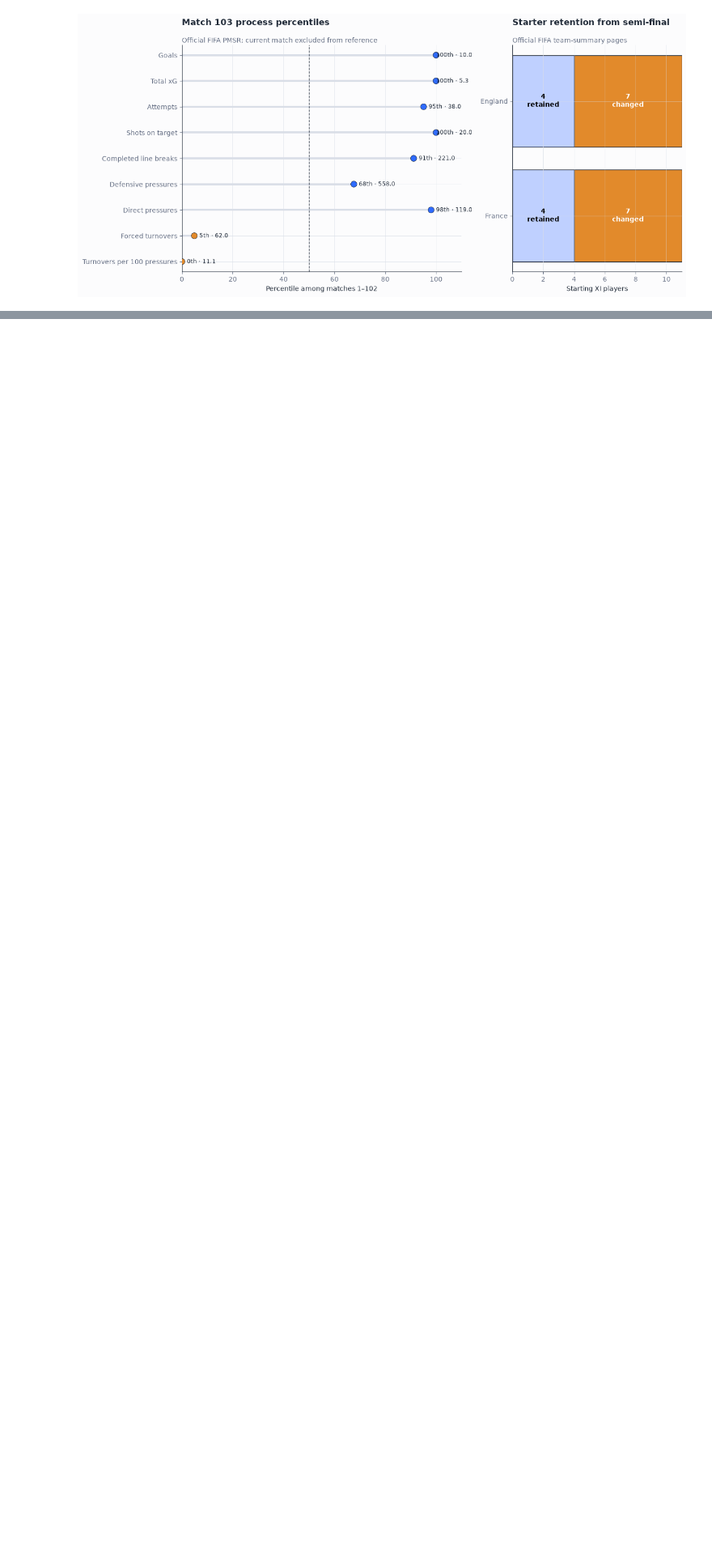
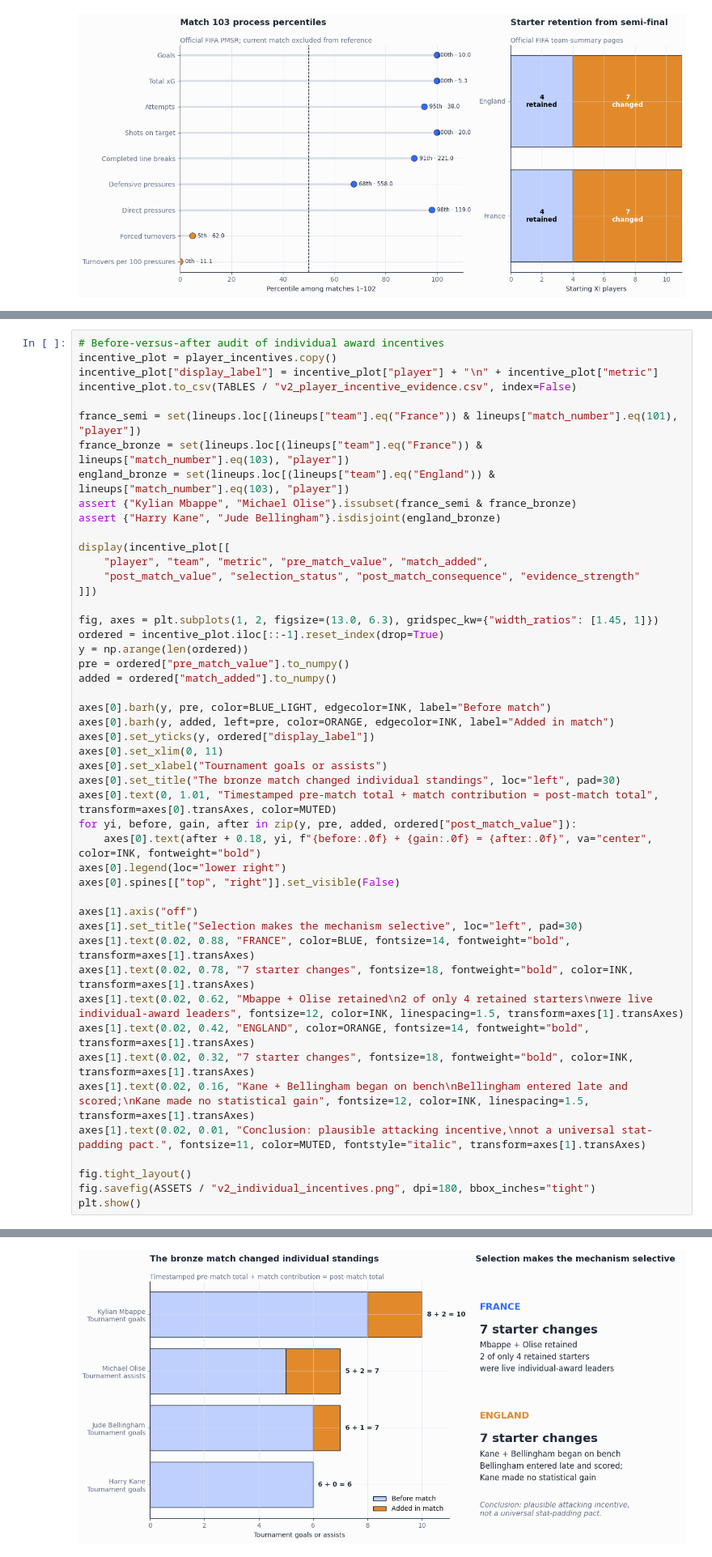
Before and after one commit to Shiverion/england-france-third-place-analysis, a Jupyter notebook: output/jupyter-notebook/england_france_2026_third_place_analysis_v2.ipynb, the cells around one changed output, grey strips where cells are left out. Shown at 81% size. Drawn from its saved outputs; the diff is of its cells as text; blank space fills up the shorter version.

```diff
--- a/output/jupyter-notebook/england_france_2026_third_place_analysis_v2.ipynb
+++ b/output/jupyter-notebook/england_france_2026_third_place_analysis_v2.ipynb
@@ -809,0 +875,49 @@ plt.show()
+# %%
+# Before-versus-after audit of individual award incentives
+incentive_plot = player_incentives.copy()
+incentive_plot["display_label"] = incentive_plot["player"] + "\n" + incentive_plot["metric"]
+incentive_plot.to_csv(TABLES / "v2_player_incentive_evidence.csv", index=False)
+
+france_semi = set(lineups.loc[(lineups["team"].eq("France")) & lineups["match_number"].eq(101), "player"])
+france_bronze = set(lineups.loc[(lineups["team"].eq("France")) & lineups["match_number"].eq(103), "player"])
+england_bronze = set(lineups.loc[(lineups["team"].eq("England")) & lineups["match_number"].eq(103), "player"])
+assert {"Kylian Mbappe", "Michael Olise"}.issubset(france_semi & france_bronze)
+assert {"Harry Kane", "Jude Bellingham"}.isdisjoint(england_bronze)
+
+display(incentive_plot[[
+    "player", "team", "metric", "pre_match_value", "match_added",
+    "post_match_value", "selection_status", "post_match_consequence", "evidence_strength"
+]])
+
+fig, axes = plt.subplots(1, 2, figsize=(13.0, 6.3), gridspec_kw={"width_ratios": [1.45, 1]})
+ordered = incentive_plot.iloc[::-1].reset_index(drop=True)
+y = np.arange(len(ordered))
+pre = ordered["pre_match_value"].to_numpy()
+added = ordered["match_added"].to_numpy()
+
+axes[0].barh(y, pre, color=BLUE_LIGHT, edgecolor=INK, label="Before match")
+axes[0].barh(y, added, left=pre, color=ORANGE, edgecolor=INK, label="Added in match")
+axes[0].set_yticks(y, ordered["display_label"])
+axes[0].set_xlim(0, 11)
+axes[0].set_xlabel("Tournament goals or assists")
+axes[0].set_title("The bronze match changed individual standings", loc="left", pad=30)
+axes[0].text(0, 1.01, "Timestamped pre-match total + match contribution = post-match total", transform=axes[0].transAxes, color=MUTED)
+for yi, before, gain, after in zip(y, pre, added, ordered["post_match_value"]):
+    axes[0].text(after + 0.18, yi, f"{before:.0f} + {gain:.0f} = {after:.0f}", va="center", color=INK, fontweight="bold")
+axes[0].legend(loc="lower right")
+axes[0].spines[["top", "right"]].set_visible(False)
+
+axes[1].axis("off")
+axes[1].set_title("Selection makes the mechanism selective", loc="left", pad=30)
+axes[1].text(0.02, 0.88, "FRANCE", color=BLUE, fontsize=14, fontweight="bold", transform=axes[1].transAxes)
+axes[1].text(0.02, 0.78, "7 starter changes", fontsize=18, fontweight="bold", color=INK, transform=axes[1].transAxes)
+axes[1].text(0.02, 0.62, "Mbappe + Olise retained\n2 of only 4 retained starters\nwere live individual-award leaders", fontsize=12, color=INK, linespacing=1.5, transform=axes[1].transAxes)
+axes[1].text(0.02, 0.42, "ENGLAND", color=ORANGE, fontsize=14, fontweight="bold", transform=axes[1].transAxes)
+axes[1].text(0.02, 0.32, "7 starter changes", fontsize=18, fontweight="bold", color=INK, transform=axes[1].transAxes)
+axes[1].text(0.02, 0.16, "Kane + Bellingham began on bench\nBellingham entered late and scored;\nKane made no statistical gain", fontsize=12, color=INK, linespacing=1.5, transform=axes[1].transAxes)
+axes[1].text(0.02, 0.01, "Conclusion: plausible attacking incentive,\nnot a universal stat-padding pact.", fontsize=11, color=MUTED, fontstyle="italic", transform=axes[1].transAxes)
+
+fig.tight_layout()
+fig.savefig(ASSETS / "v2_individual_incentives.png", dpi=180, bbox_inches="tight")
+plt.show()
+# %% [output]
@@ -809,0 +929 @@ plt.show()
+[figure, added]
```
Also changed, not shown: parts of 17 cells of this notebook, 39 other files.
